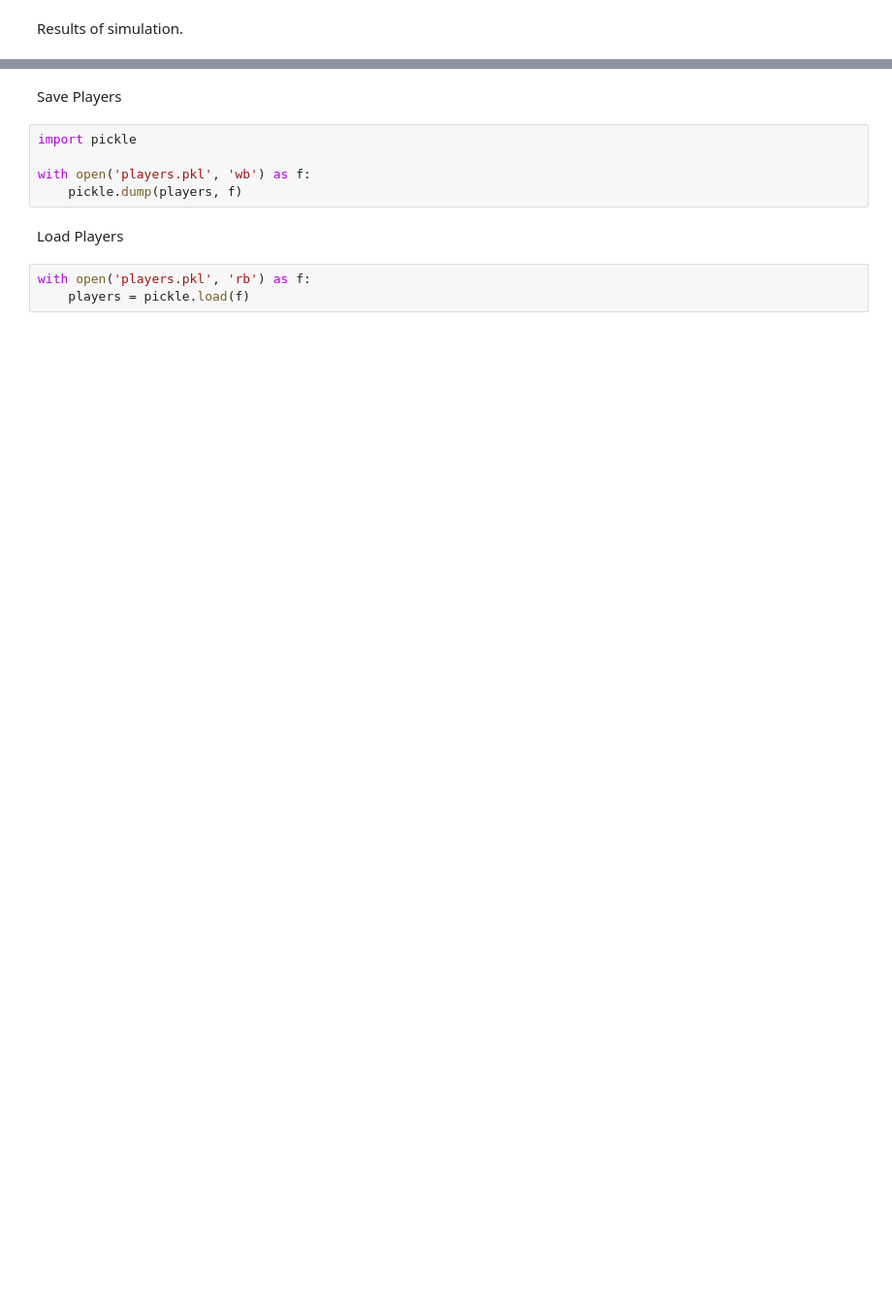
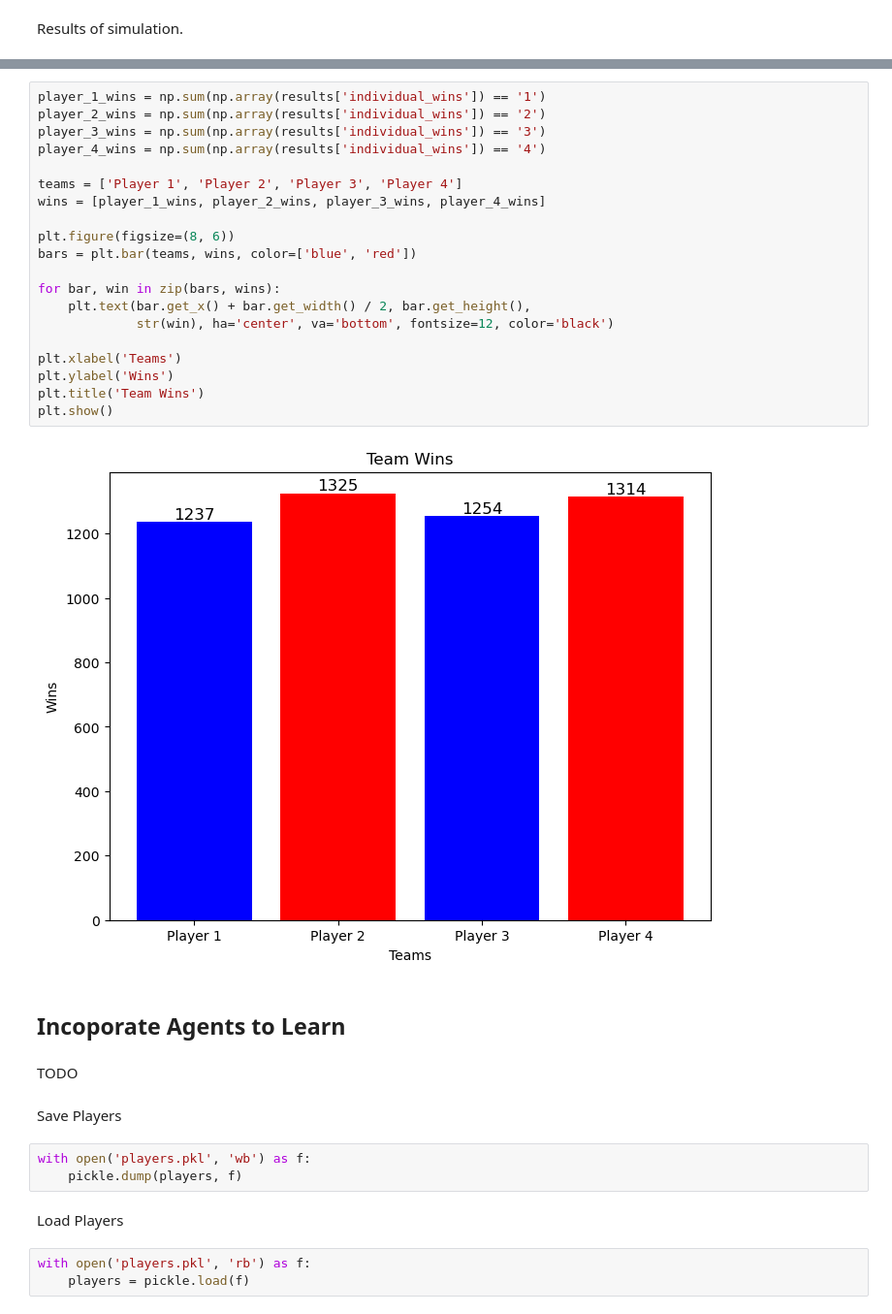
Before and after one commit to gibstyle/csc_5661_final_project, a Jupyter notebook: final_project.ipynb, the cells around one changed output, grey strips where cells are left out. Shown at 97% size. Drawn from its saved outputs; the diff is of its cells as text; blank space fills up the shorter version.

```diff
--- a/final_project.ipynb
+++ b/final_project.ipynb
@@ -395,8 +406,32 @@ plt.show()
+# %%
+player_1_wins = np.sum(np.array(results['individual_wins']) == '1')
+player_2_wins = np.sum(np.array(results['individual_wins']) == '2')
+player_3_wins = np.sum(np.array(results['individual_wins']) == '3')
+player_4_wins = np.sum(np.array(results['individual_wins']) == '4')
+
+teams = ['Player 1', 'Player 2', 'Player 3', 'Player 4']
+wins = [player_1_wins, player_2_wins, player_3_wins, player_4_wins]
+
+plt.figure(figsize=(8, 6))
+bars = plt.bar(teams, wins, color=['blue', 'red'])
+
+for bar, win in zip(bars, wins):
+    plt.text(bar.get_x() + bar.get_width() / 2, bar.get_height(),
+             str(win), ha='center', va='bottom', fontsize=12, color='black')
+
+plt.xlabel('Teams')
+plt.ylabel('Wins')
+plt.title('Team Wins')
+plt.show()
+# %% [output]
+[figure, added]
+# %% [markdown]
+## Incoporate Agents to Learn
+# %% [markdown]
+TODO
 # %% [markdown]
 Save Players
 # %%
-import pickle
-
 with open('players.pkl', 'wb') as f:
     pickle.dump(players, f)
 # %% [markdown]
```
Also changed, not shown: parts of 5 cells of this notebook, 3 other files.
